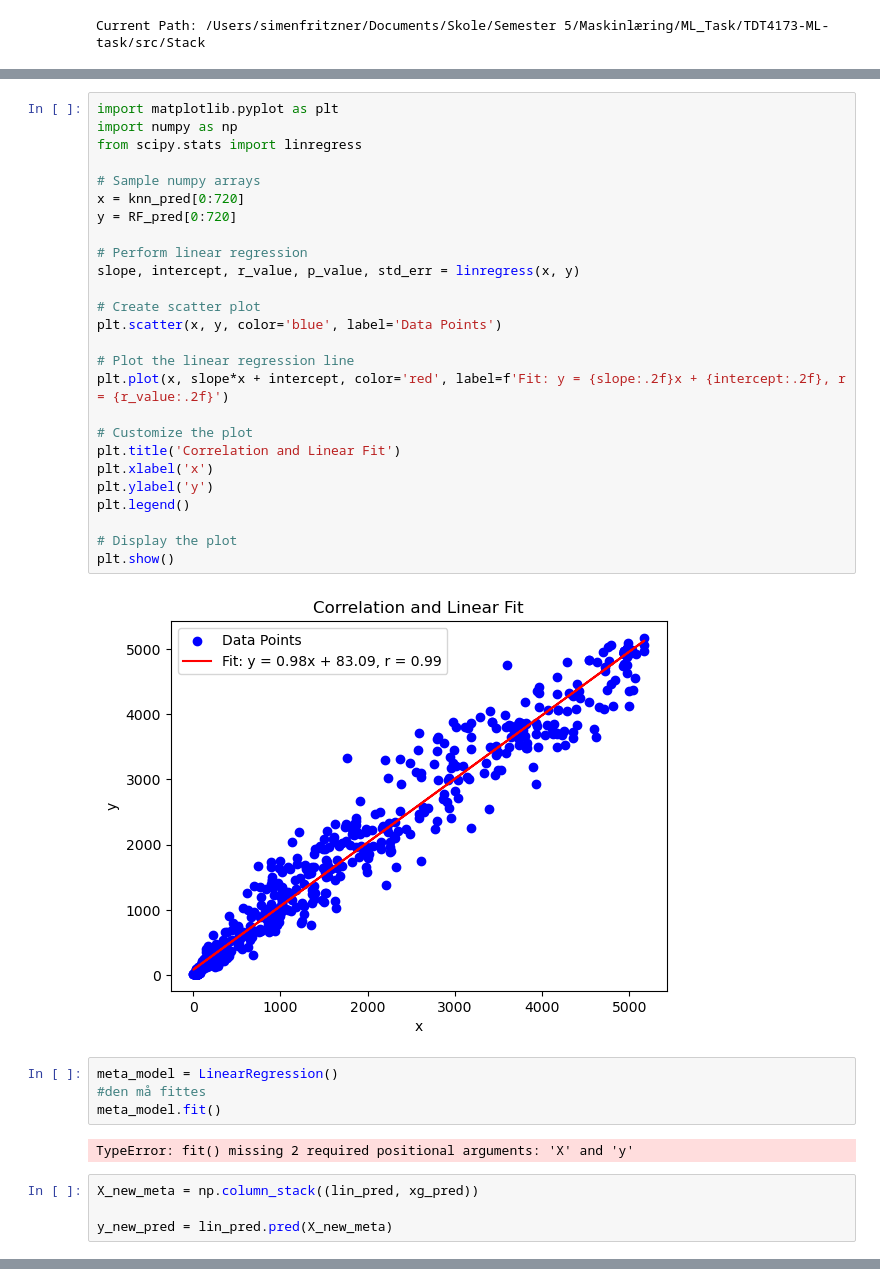
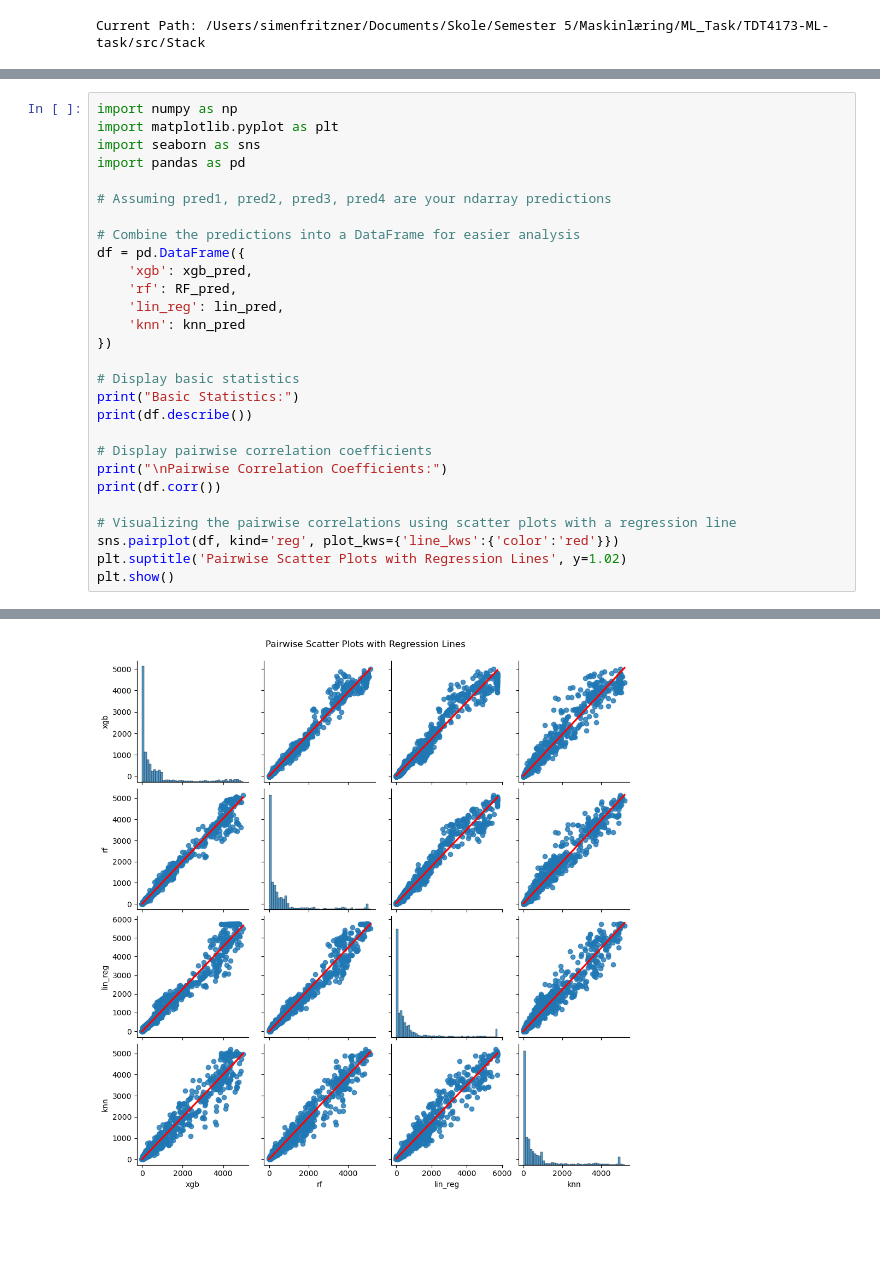
Before and after one commit to simenfritzner/TDT4173-ML-task, a Jupyter notebook: src/Stack/Stack.ipynb, the cells around one changed output, grey strips where cells are left out. Drawn from its saved outputs; the diff is of its cells as text; blank space fills up the shorter version.

Commit message:
tested some plots

```diff
--- a/src/Stack/Stack.ipynb
+++ b/src/Stack/Stack.ipynb
@@ -101,38 +106,29 @@ C: Mean Absolute Error: 25.30790992879749
-# %%
-import matplotlib.pyplot as plt
-import numpy as np
-from scipy.stats import linregress
-
-# Sample numpy arrays
-x = knn_pred[0:720]
-y = RF_pred[0:720]
-
-# Perform linear regression
-slope, intercept, r_value, p_value, std_err = linregress(x, y)
-
-# Create scatter plot
-plt.scatter(x, y, color='blue', label='Data Points')
-
-# Plot the linear regression line
-plt.plot(x, slope*x + intercept, color='red', label=f'Fit: y = {slope:.2f}x + {intercept:.2f}, r = {r_value:.2f}')
-
-# Customize the plot
-plt.title('Correlation and Linear Fit')
-plt.xlabel('x')
-plt.ylabel('y')
-plt.legend()
-
-# Display the plot
-plt.show()
-# %% [output]
-[figure, removed]
-# %%
-meta_model = LinearRegression()
-#den må fittes
-meta_model.fit()
-# %% [output]
-TypeError: fit() missing 2 required positional arguments: 'X' and 'y'
-# %%
-X_new_meta = np.column_stack((lin_pred, xg_pred))
-
-y_new_pred = lin_pred.pred(X_new_meta)
+# %%
+import numpy as np
+import matplotlib.pyplot as plt
+import seaborn as sns
+import pandas as pd
+
+# Assuming pred1, pred2, pred3, pred4 are your ndarray predictions
+
+# Combine the predictions into a DataFrame for easier analysis
+df = pd.DataFrame({
+    'xgb': xgb_pred,
+    'rf': RF_pred,
+    'lin_reg': lin_pred,
+    'knn': knn_pred
+})
+
+# Display basic statistics
+print("Basic Statistics:")
+print(df.describe())
+
+# Display pairwise correlation coefficients
+print("\nPairwise Correlation Coefficients:")
+print(df.corr())
+
+# Visualizing the pairwise correlations using scatter plots with a regression line
+sns.pairplot(df, kind='reg', plot_kws={'line_kws':{'color':'red'}})
+plt.suptitle('Pairwise Scatter Plots with Regression Lines', y=1.02)
+plt.show()
+# %% [output]
@@ -138,0 +152 @@ y_new_pred = lin_pred.pred(X_new_meta)
+[figure, added]
```
Also changed, not shown: parts of 9 cells of this notebook, 6 other files.
